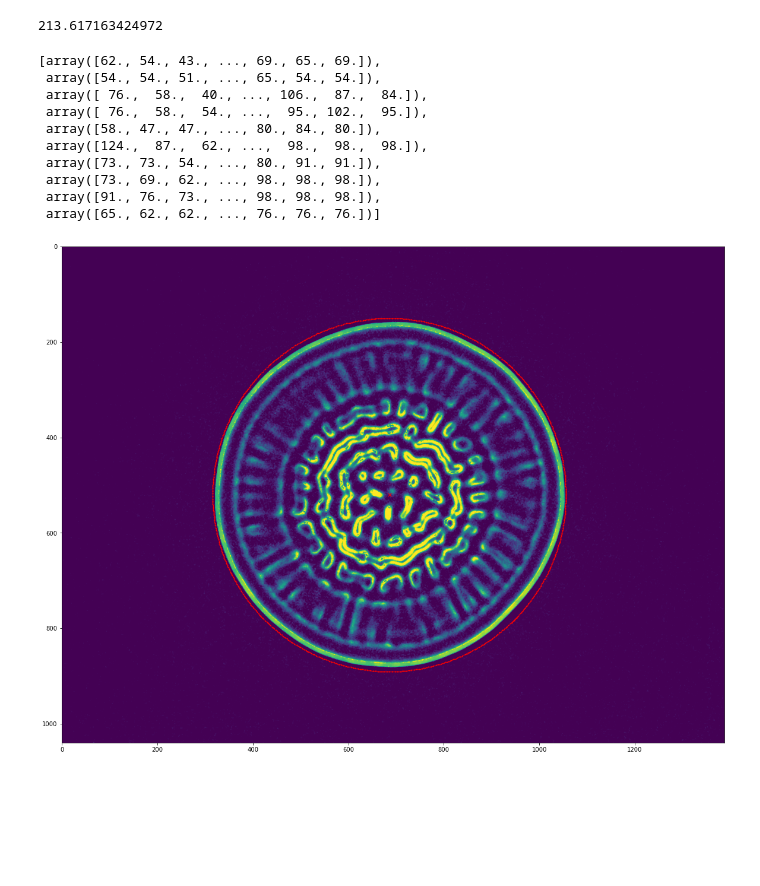
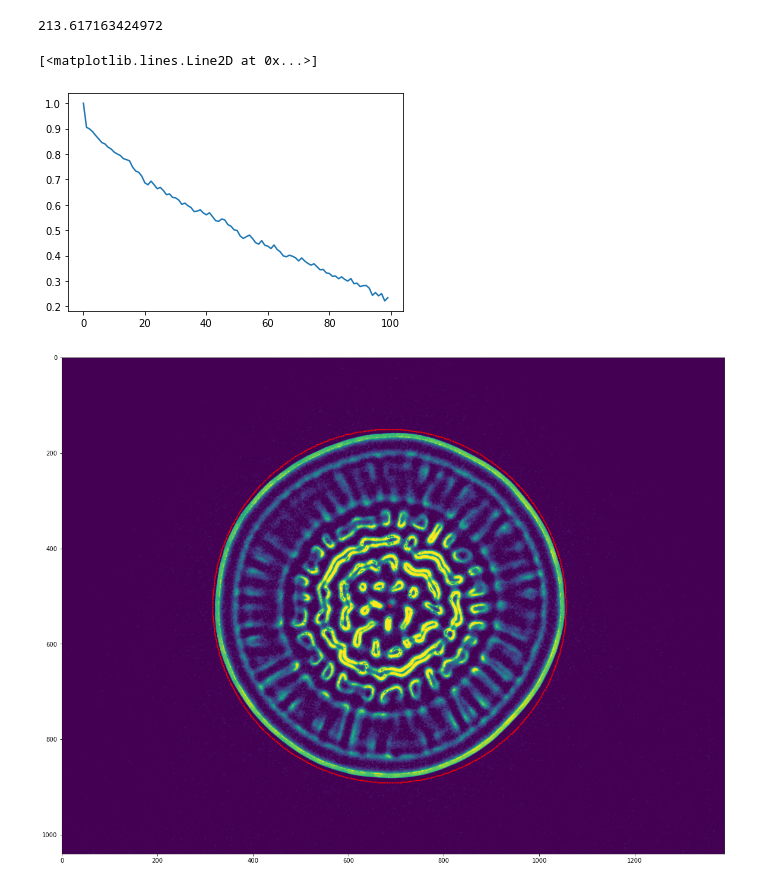
Before and after one commit to RadhikaGupta88/Biofilms, a Jupyter notebook: notebooks/3-radial_selections.ipynb, the cells around one changed output. Cells and saved outputs as stored; diff of their text form; code cells hidden in the pictures; blank space fills up the shorter version.

Commit message:
feature: find crosscorrelation between slice and j adjacent slices

```diff
--- a/notebooks/3-radial_selections.ipynb
+++ b/notebooks/3-radial_selections.ipynb
@@ -36,23 +39,25 @@ coffee_ring_radius
 # %%
-start, stop = 100, 110
+start, stop = 100, 200
 image_array = bio_image[start:stop]
 x_centre_array, y_centre_array = x_center_b[start:stop], y_center_b[start:stop]
+x_centre, y_centre = np.mean(x_centre_array), np.mean(y_centre_array)
 stack_list = []
 for i in range(len(image_array)):
-    coord_stack = create_radius_select_stack(image_array[i], (x_centre_array[i], y_centre_array[i]), 300, 0.5)
+    coord_stack = create_radius_select_stack(image_array[i], (x_centre, y_centre), 300, 0.5)
     data = coord_stack[2]
     stack_list.append(data)
-# %% [output]
-[array([62., 54., 43., ..., 69., 65., 69.]),
- array([54., 54., 51., ..., 65., 54., 54.]),
- array([ 76.,  58.,  40., ..., 106.,  87.,  84.]),
- array([ 76.,  58.,  54., ...,  95., 102.,  95.]),
- array([58., 47., 47., ..., 80., 84., 80.]),
- array([124.,  87.,  62., ...,  98.,  98.,  98.]),
- array([73., 73., 54., ..., 80., 91., 91.]),
- array([73., 69., 62., ..., 98., 98., 98.]),
- array([91., 76., 73., ..., 98., 98., 98.]),
- array([65., 62., 62., ..., 76., 76., 76.])]
+# %%
+crosscorrelation_list = []
+slice_separation = []
+for i in range(len(stack_list)):
+    slice_separation.append(i)
+    crosscorrelation = np.corrcoef(stack_list[0], stack_list[i])[0,1]
+    crosscorrelation_list.append(crosscorrelation)
+
+plt.plot(slice_separation, crosscorrelation_list)
+# %% [output]
+[<matplotlib.lines.Line2D at 0x...>]
+[figure, added]
 # %%
 stack = create_radius_select_stack(image, center_fitted, 370, 0.5)
 data = stack[2]
```
Also changed, not shown: parts of 2 cells of this notebook, 1 other file.
